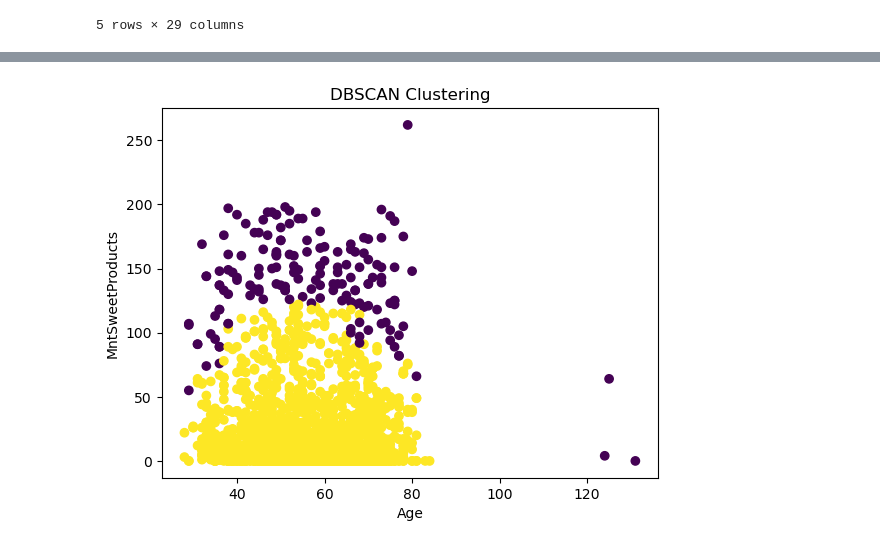
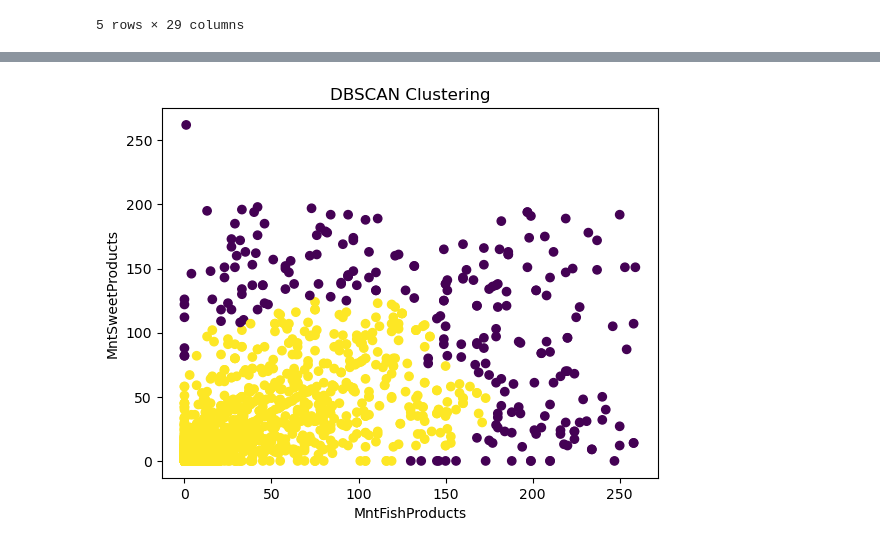
Before and after one commit to ZachMajernik/DataScience2, a Jupyter notebook: Launch&ExitTickets/ExitTicket_2-28.ipynb, the cells around one changed output, grey strips where cells are left out. Cells and saved outputs as stored; diff of their text form; code cells hidden in the pictures.

```diff
--- a/Launch&ExitTickets/ExitTicket_2-28.ipynb
+++ b/Launch&ExitTickets/ExitTicket_2-28.ipynb
@@ -30,16 +32,2 @@ sns.scatterplot(data=df, x='age', y='MntSweetProducts')
 # %%
-from sklearn.neighbors import NearestNeighbors
-
-# Assuming X is your feature matrix
-# Calculate the distance to the kth nearest neighbor for each point
-k = 4  # Choose the number of neighbors for the Elbow Method
-nbrs = NearestNeighbors(n_neighbors=k).fit(X)
-distances, _ = nbrs.kneighbors(X)
-distances = np.sort(distances[:, -1])
-
-# Plot the distance to the kth nearest neighbor
-plt.plot(distances)
-plt.xlabel('Points sorted by distance')
-plt.ylabel(f'{k}th nearest neighbor distance')
-plt.title('Elbow Method')
-plt.show()
+X = df[['MntFishProducts','MntSweetProducts']]
@@ -48,19 +51,20 @@ plt.show()
 # %%
-X = df[['age','MntSweetProducts']]
+eps = 20
+k = 25
 
-dbscan = DBSCAN(eps=8.5, min_samples=20)
+dbscan = DBSCAN(eps=eps, min_samples=k)
 
 # Fit DBSCAN to the data
 dbscan.fit(X)
 
 # Retrieve cluster labels
 cluster_labels = dbscan.labels_
 
 # Visualize clusters
-plt.scatter(X['age'], X['MntSweetProducts'], c=cluster_labels, cmap='viridis')
-plt.xlabel('Age')
+plt.scatter(X['MntFishProducts'], X['MntSweetProducts'], c=cluster_labels, cmap='viridis')
+plt.xlabel('MntFishProducts')
 plt.ylabel('MntSweetProducts')
 plt.title('DBSCAN Clustering')
 plt.show()
 # %% [output]
-[figure, old version]
+[figure, new version]
```
Also changed, not shown: parts of 4 cells of this notebook.
